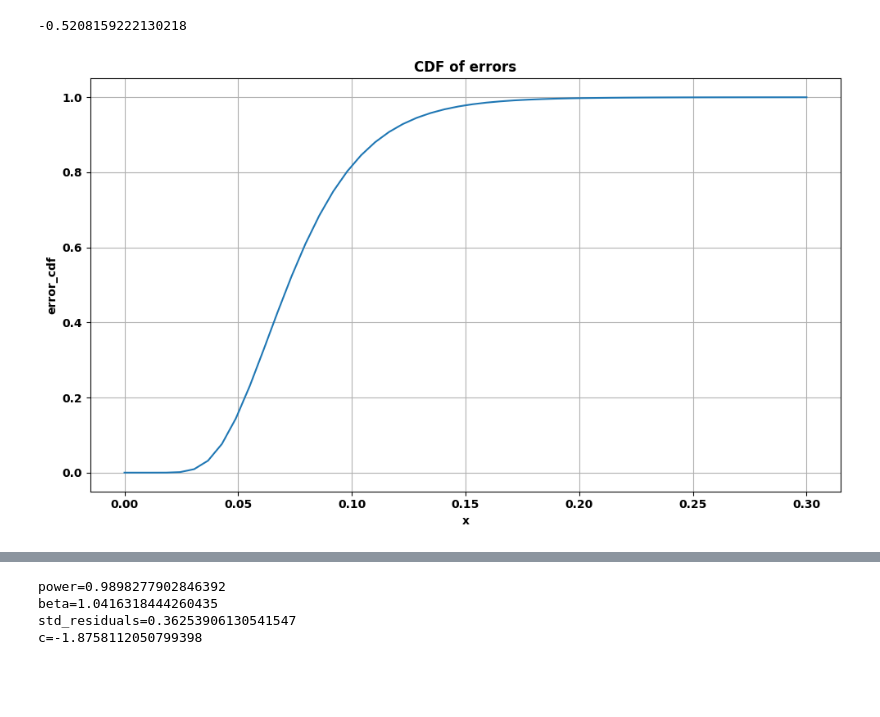
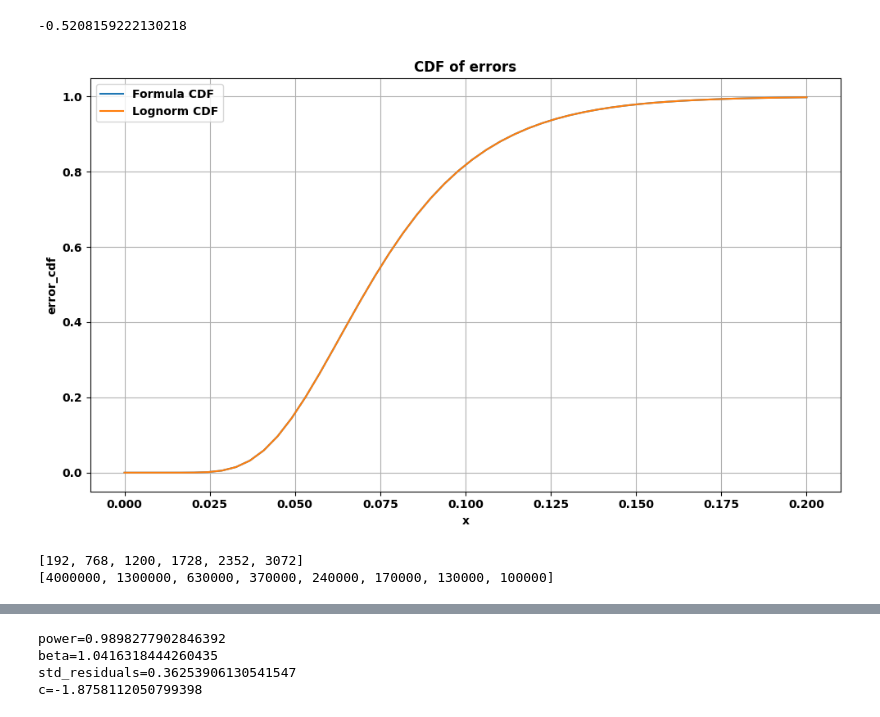
Before and after one commit to kvanarem42/xthreat-error-quantification-agentic, a Jupyter notebook: 3-investigate-results/apply_maximal_error.ipynb, the cells around one changed output, grey strips where cells are left out. Saved outputs shown, nothing was run; the diff lists cells and outputs as text; code cells hidden in the pictures; blank space fills up the shorter version.

```diff
--- a/3-investigate-results/apply_maximal_error.ipynb
+++ b/3-investigate-results/apply_maximal_error.ipynb
@@ -550,34 +423,0 @@ plt.show()
-# %%
-import matplotlib.pyplot as plt
-import seaborn as sns
-
-power = 0.8232
-
-df_errors_ols[f'M**{power} log(M)/sqrt(N)'] = df_errors_ols['M']**power * df_errors_ols['log(M)/sqrt(N)']
-
-# Create the boxplot
-plt.figure(figsize=(12, 6))
-ax = sns.boxplot(x=f'M**{power} log(M)/sqrt(N)', y='xT_error_inf_norm', data=df_errors_ols)
-
-# Add a red dashed line for max_max_error
-plt.axhline(y=max_max_error, color='red', linestyle='--', label='max_max_error')
-
-# Set labels and title
-plt.xlabel(f'M**{power} log(M)/sqrt(N)')
-plt.ylabel('xt_error_inf_norm')
-plt.title(f'Boxplot of xt_error_inf_norm vs M**{power}log(M)/sqrt(N)')
-plt.legend()
-plt.grid(True)
-plt.tight_layout()
-plt.xticks(rotation=90)
-
-# Annotate each box with M and N
-grouped = df_errors_ols.groupby(f'M**{power} log(M)/sqrt(N)')
-for i, (name, group) in enumerate(grouped):
-    # Use the first row as a representative for M and N
-    M = group['M'].iloc[0]
-    N = group['N'].iloc[0]
-    ax.text(i, group['xT_error_inf_norm'].max() + 0.01, f'M={M}\nN={N}',
-            ha='center', va='bottom', fontsize=9, rotation=0, color='black')
-
-plt.show()
@@ -671,23 +513,30 @@ beta=1.0416318444260435
 # %% [output]
 -0.5208159222130218
 # %%
-from scipy.stats import norm
-
 M = 768
 N = 1300000
 
 error_cdf = lambda t: norm.cdf(-c -power*np.log(M) + beta*np.log(np.sqrt(N)) + np.log(t), loc=0, scale=std_residuals)
 
 # Plot the function error_cdf
-x = np.linspace(0, 0.30)
+x = np.linspace(0, 0.20)
 y = error_cdf(x)
+y_ = lognorm.cdf(x=x, s=std_residuals, scale=np.exp(c + power*np.log(M) - beta*np.log(np.sqrt(N))))
 plt.figure(figsize=(10, 6))
-plt.plot(x, y)
+plt.plot(x, y, label='Formula CDF')
+plt.plot(x, y_, label='Lognorm CDF')
+plt.legend()
 plt.xlabel('x')
 plt.ylabel('error_cdf')
 plt.title('CDF of errors')
 plt.grid(True)
 plt.tight_layout()
 plt.show()
 # %% [output]
-[figure, old version]
+[figure, new version]
+# %%
+print(df_errors_ols['M'].unique().tolist())
+print(df_errors_ols['N'].unique().tolist())
+# %% [output]
+[192, 768, 1200, 1728, 2352, 3072]
+[4000000, 1300000, 630000, 370000, 240000, 170000, 130000, 100000]
```
Also changed, not shown: parts of 46 cells of this notebook, 3 other files.
